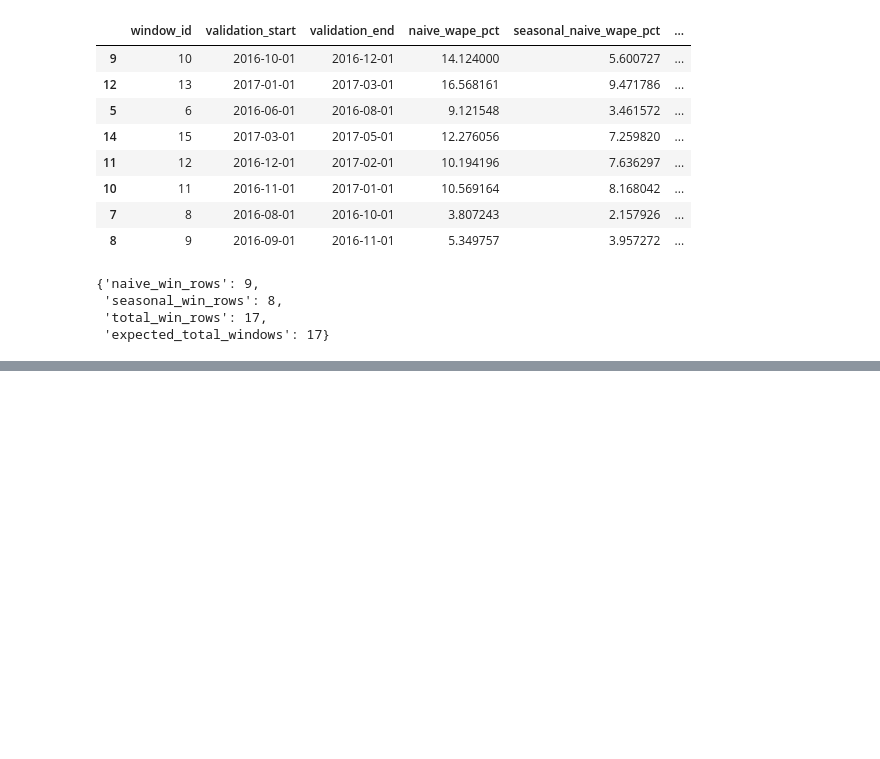
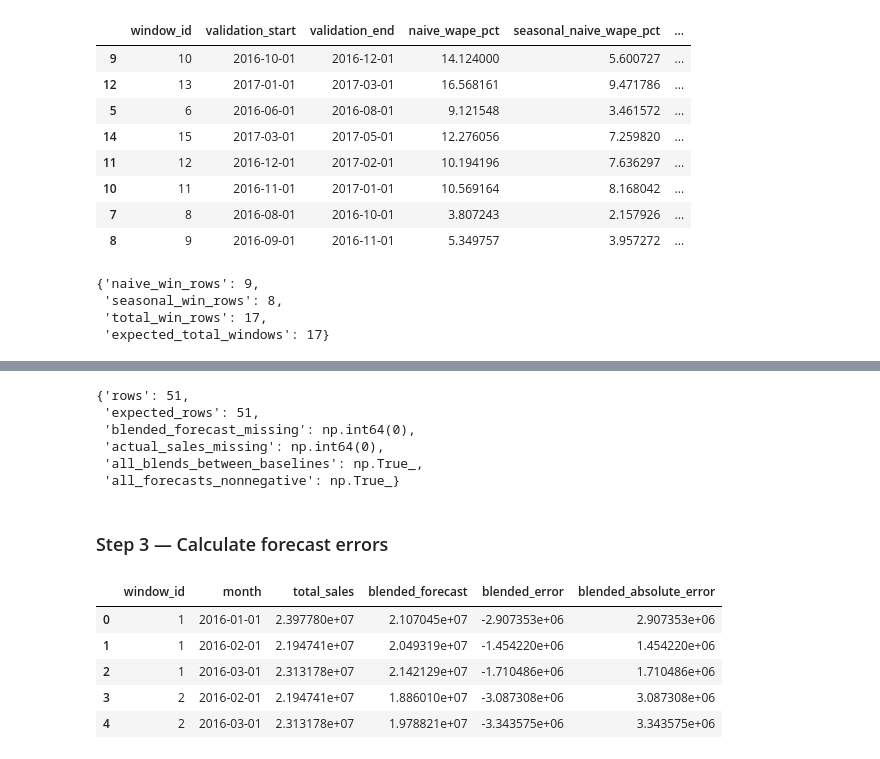
Before and after one commit to Abu-Hozaifa-Retail-Analyst/retail-sales-forecasting, a Jupyter notebook: notebooks/01_data_quality/02_initial_data_profiling.ipynb, the cells around one changed output, grey strips where cells are left out. Drawn from its saved outputs; the diff is of its cells as text; code cells hidden in the pictures; blank space fills up the shorter version.

```diff
--- a/notebooks/01_data_quality/02_initial_data_profiling.ipynb
+++ b/notebooks/01_data_quality/02_initial_data_profiling.ipynb
@@ -9995,0 +10150,67 @@ win_magnitude_qa
+# %%
+blended_qa = {
+    "rows": len(blended_forecasts_df),
+    "expected_rows": 51,
+    "blended_forecast_missing": (
+        blended_forecasts_df["blended_forecast"].isna().sum()
+    ),
+    "actual_sales_missing": (
+        blended_forecasts_df["total_sales"].isna().sum()
+    ),
+    "all_blends_between_baselines": (
+        (
+            blended_forecasts_df["blended_forecast"]
+            >= blended_forecasts_df[
+                ["naive_forecast", "seasonal_naive_forecast"]
+            ].min(axis=1)
+        )
+        &
+        (
+            blended_forecasts_df["blended_forecast"]
+            <= blended_forecasts_df[
+                ["naive_forecast", "seasonal_naive_forecast"]
+            ].max(axis=1)
+        )
+    ).all(),
+    "all_forecasts_nonnegative": (
+        blended_forecasts_df["blended_forecast"] >= 0
+    ).all()
+}
+
+blended_qa
+# %% [output]
+{'rows': 51,
+ 'expected_rows': 51,
+ 'blended_forecast_missing': np.int64(0),
+ 'actual_sales_missing': np.int64(0),
+ 'all_blends_between_baselines': np.True_,
+ 'all_forecasts_nonnegative': np.True_}
+# %% [markdown]
+### Step 3 — Calculate forecast errors
+# %%
+blended_forecasts_df["blended_error"] = (
+    blended_forecasts_df["blended_forecast"]
+    - blended_forecasts_df["total_sales"]
+)
+
+blended_forecasts_df["blended_absolute_error"] = (
+    blended_forecasts_df["blended_error"].abs()
+)
+
+blended_forecasts_df[
+    [
+        "window_id",
+        "month",
+        "total_sales",
+        "blended_forecast",
+        "blended_error",
+        "blended_absolute_error"
+    ]
+].head()
+# %% [output]
+|  | window_id | month | total_sales | blended_forecast | blended_error | blended_absolute_error |
+| 0 | 1 | 2016-01-01 | 2.397780e+07 | 2.107045e+07 | -2.907353e+06 | 2.907353e+06 |
+| 1 | 1 | 2016-02-01 | 2.194741e+07 | 2.049319e+07 | -1.454220e+06 | 1.454220e+06 |
+| 2 | 1 | 2016-03-01 | 2.313178e+07 | 2.142129e+07 | -1.710486e+06 | 1.710486e+06 |
+| 3 | 2 | 2016-02-01 | 2.194741e+07 | 1.886010e+07 | -3.087308e+06 | 3.087308e+06 |
+| 4 | 2 | 2016-03-01 | 2.313178e+07 | 1.978821e+07 | -3.343575e+06 | 3.343575e+06 |
```
Also changed, not shown: parts of 23 cells of this notebook, 1 other file.
